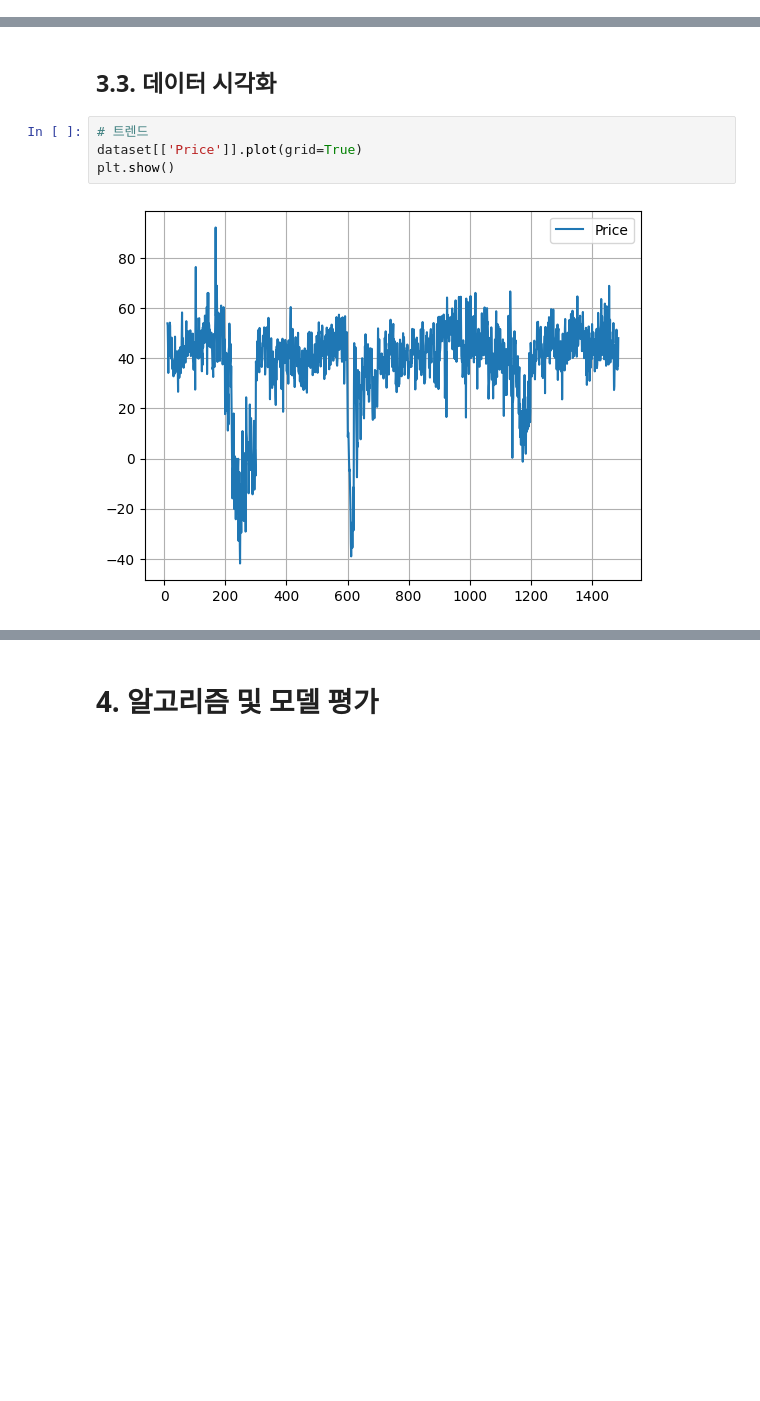
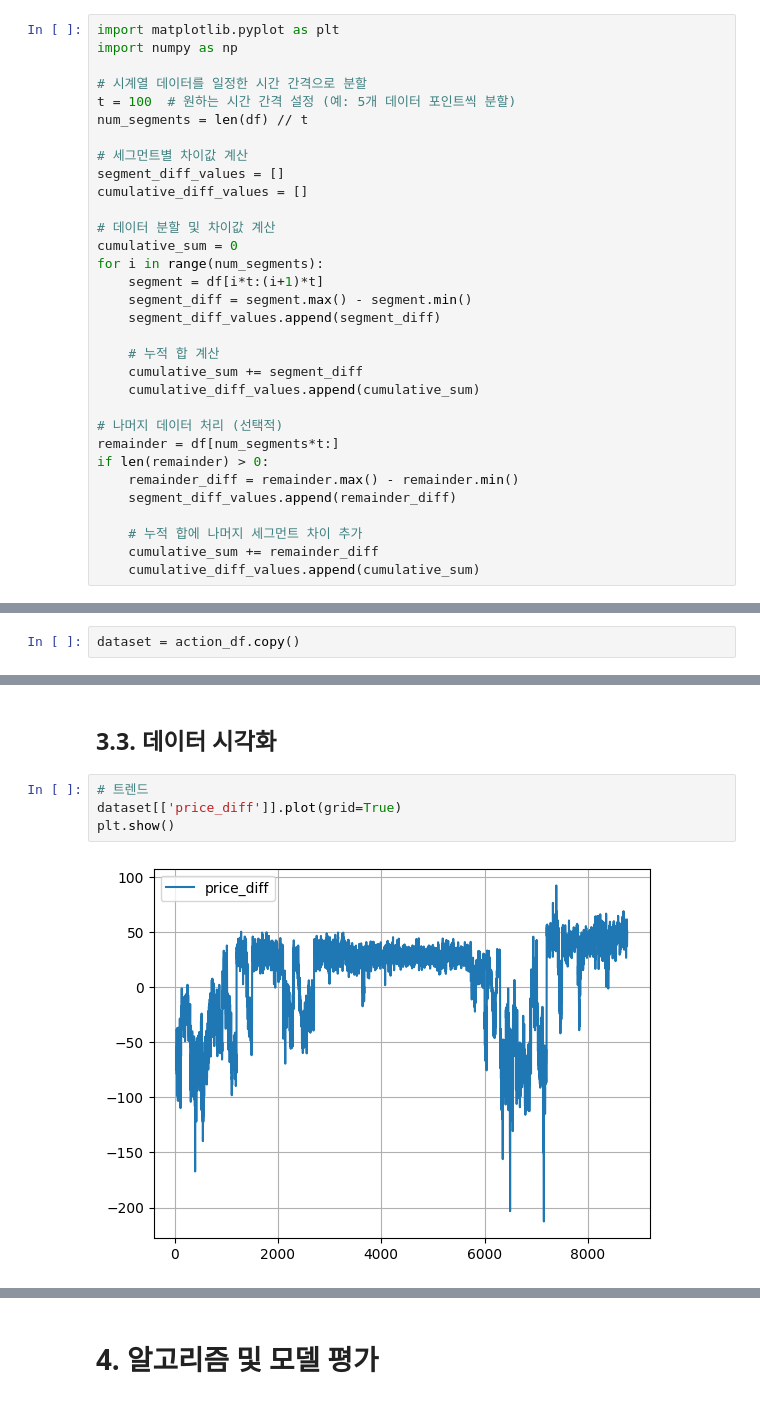
Before and after one commit to iplayz-art/KPReinforcedLearning, a Jupyter notebook: arbitrageSL.ipynb, the cells around one changed output, grey strips where cells are left out. Drawn from its saved outputs; the diff is of its cells as text; blank space fills up the shorter version.

```diff
--- a/arbitrageSL.ipynb
+++ b/arbitrageSL.ipynb
@@ -228,0 +98,32 @@ NameError: name 'trade_actions' is not defined
+# %%
+import matplotlib.pyplot as plt
+import numpy as np
+
+# 시계열 데이터를 일정한 시간 간격으로 분할
+t = 100  # 원하는 시간 간격 설정 (예: 5개 데이터 포인트씩 분할)
+num_segments = len(df) // t
+
+# 세그먼트별 차이값 계산
+segment_diff_values = []
+cumulative_diff_values = []
+
+# 데이터 분할 및 차이값 계산
+cumulative_sum = 0
+for i in range(num_segments):
+    segment = df[i*t:(i+1)*t]
+    segment_diff = segment.max() - segment.min()
+    segment_diff_values.append(segment_diff)
+
+    # 누적 합 계산
+    cumulative_sum += segment_diff
+    cumulative_diff_values.append(cumulative_sum)
+
+# 나머지 데이터 처리 (선택적)
+remainder = df[num_segments*t:]
+if len(remainder) > 0:
+    remainder_diff = remainder.max() - remainder.min()
+    segment_diff_values.append(remainder_diff)
+
+    # 누적 합에 나머지 세그먼트 차이 추가
+    cumulative_sum += remainder_diff
+    cumulative_diff_values.append(cumulative_sum)
@@ -229,3 +209,5 @@ NameError: name 'trade_actions' is not defined
+# %%
+dataset = action_df.copy()
 # %%
 # EMA 계산
 def EMA(df, n):
@@ -293,10 +390,10 @@ dataset.tail()
 ## 3.3. 데이터 시각화
 # %%
 # 트렌드
-dataset[['Price']].plot(grid=True)
+dataset[['price_diff']].plot(grid=True)
 plt.show()
 # %% [output]
-[figure, old version]
+[figure, new version]
 # %%
 # 히스토그램
 dataset.hist(sharex=False, sharey=False, xlabelsize=1, ylabelsize=1, figsize=(12,12))
```
Also changed, not shown: parts of 27 cells of this notebook.
